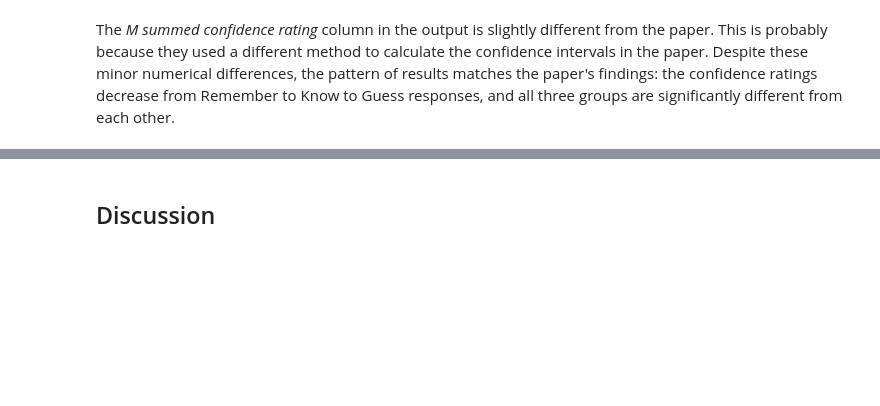
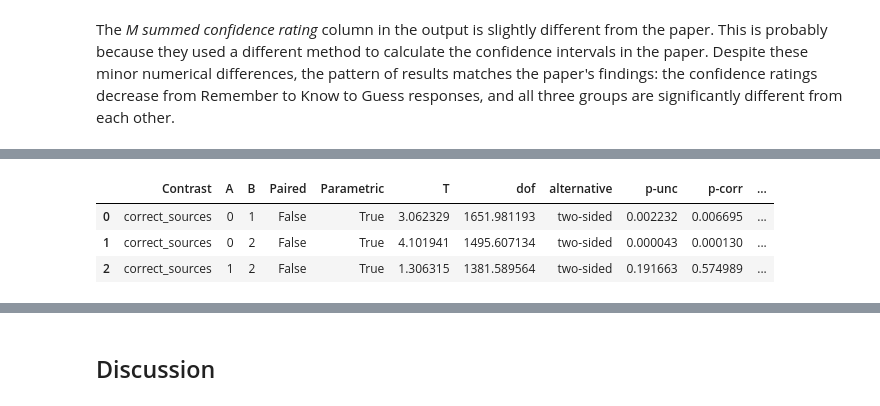
Before and after one commit to LinzanLiu/datascipsych_finalproject, a Jupyter notebook: jupyter/replication.ipynb, the cells around one changed output, grey strips where cells are left out. Saved outputs shown, nothing was run; the diff lists cells and outputs as text; code cells hidden in the pictures; blank space fills up the shorter version.

```diff
--- a/jupyter/replication.ipynb
+++ b/jupyter/replication.ipynb
@@ -509,0 +468,13 @@ Know vs Guess Bayes factor: BF10 = 0.84
+# %%
+# 4. ANOVA for source accuracy
+aov4 = pg.anova(data=hit_trials, dv="idRespTime_ms", between="correct_sources", detailed=True)
+aov4
+
+# Post-hoc tests with Bonferroni correction
+posthoc_source = pg.pairwise_tests(data=hit_trials, dv='idRespTime_ms', between='correct_sources', padjust='bonf')
+posthoc_source
+# %% [output]
+|  | Contrast | A | B | Paired | Parametric | T | dof | alternative | p-unc | p-corr | ... |
+| 0 | correct_sources | 0 | 1 | False | True | 3.062329 | 1651.981193 | two-sided | 0.002232 | 0.006695 | ... |
+| 1 | correct_sources | 0 | 2 | False | True | 4.101941 | 1495.607134 | two-sided | 0.000043 | 0.000130 | ... |
+| 2 | correct_sources | 1 | 2 | False | True | 1.306315 | 1381.589564 | two-sided | 0.191663 | 0.574989 | ... |
```
Also changed, not shown: parts of 8 cells of this notebook.
